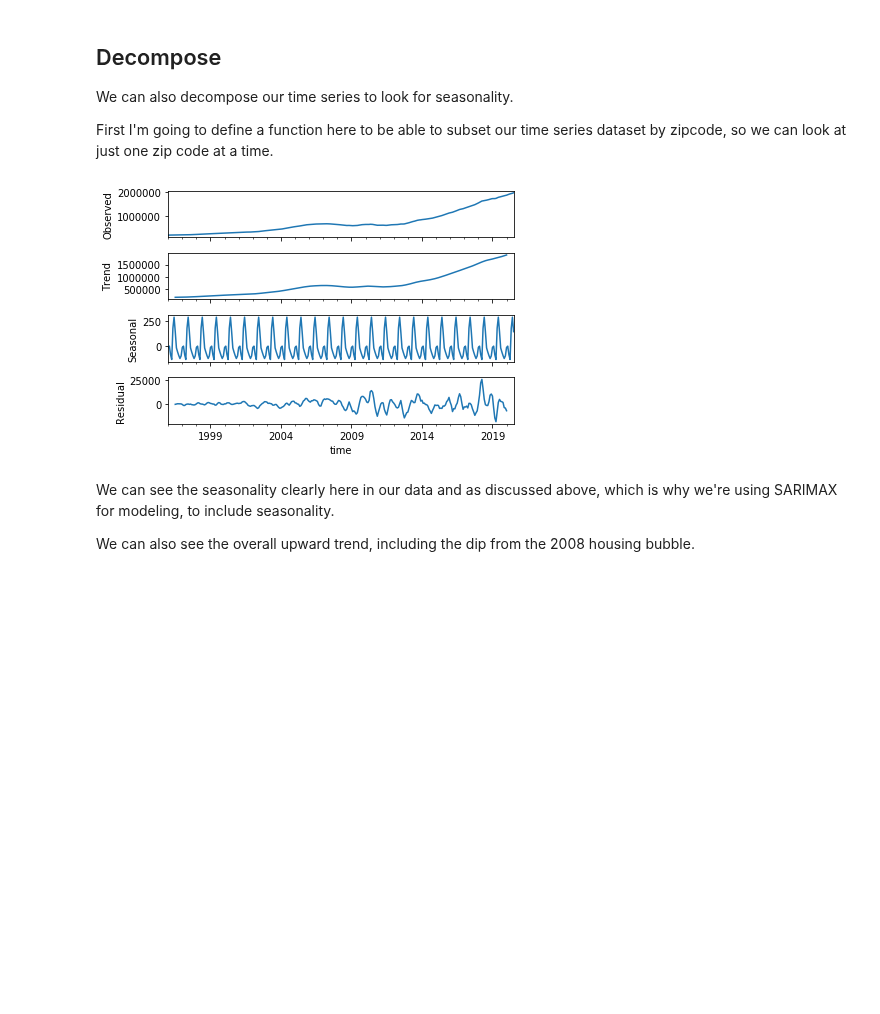
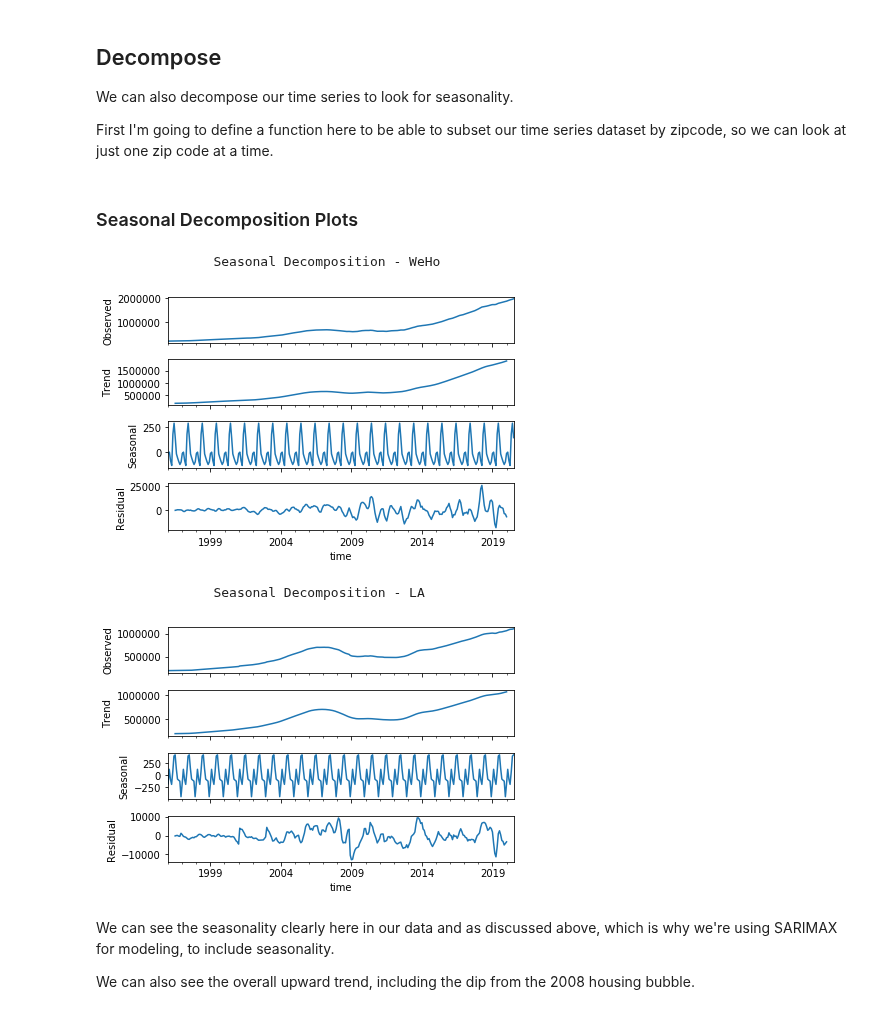
Before and after one commit to JessicaFB/Apple-vs-Android-Twitter-NLP, a Jupyter notebook: los_angeles_real_estate_notebook.ipynb, the cells around one changed output. Cells and saved outputs as stored; diff of their text form; code cells hidden in the pictures; blank space fills up the shorter version.

```diff
--- a/los_angeles_real_estate_notebook.ipynb
+++ b/los_angeles_real_estate_notebook.ipynb
@@ -279,14 +306,30 @@ WeHo = zipcode_ts(df_LA_melt_sort, 90046)
 
 # Century City (highest projected ROI, but with large error as well)
 CentCity = zipcode_ts(df_LA_melt_sort, 90067)
+# %% [markdown]
+### Seasonal Decomposition Plots
 # %%
+# Make font sizes smaller for decomposition plots
+matplotlib.rcParams.update({'font.size': 10})
+
 # Decompose time series data for West Hollywood
+print('               Seasonal Decomposition - WeHo')
 seasonal_decompose(WeHo).plot()
 
 # To prevent duplicate plots
 plt.show()
+
+# Decompose time series data for all of LA
+print('               Seasonal Decomposition - LA')
+seasonal_decompose(ts_LA).plot()
+
+# To prevent duplicate plots
+plt.show()
 # %% [output]
+               Seasonal Decomposition - WeHo
 [figure]
+               Seasonal Decomposition - LA
+[figure, added]
 # %% [markdown]
 We can see the seasonality clearly here in our data and as discussed above, which is why we're using SARIMAX for modeling, to include seasonality.
 
```
Also changed, not shown: parts of 20 cells of this notebook.
